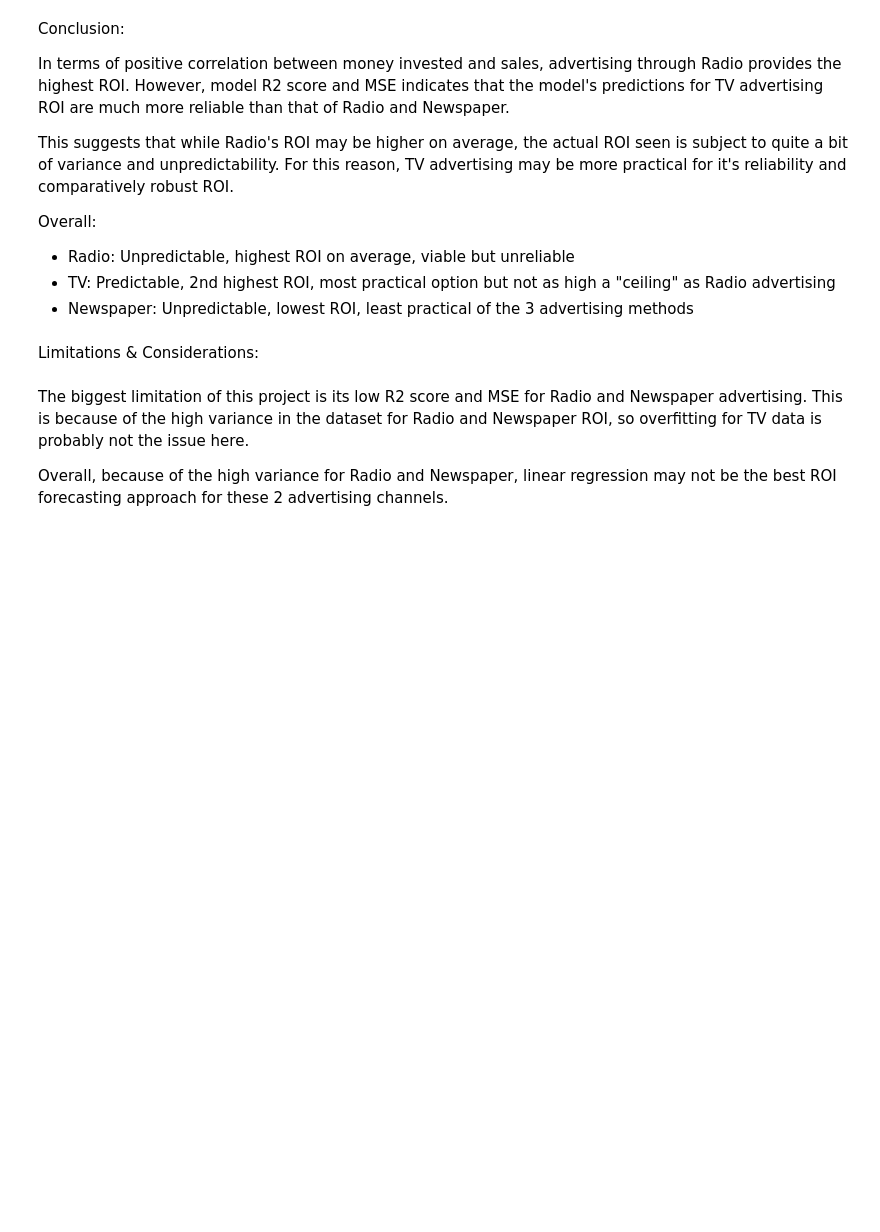
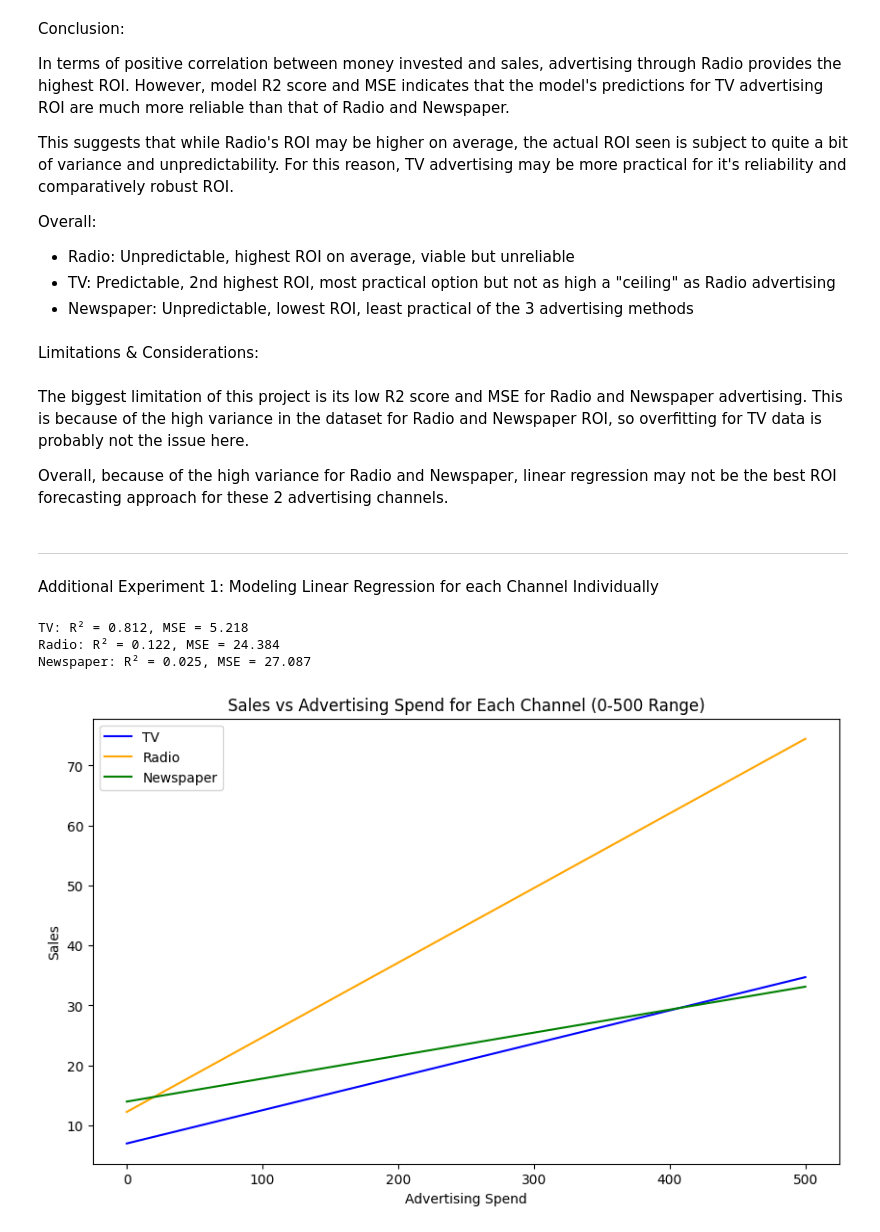
Before and after one commit to syarlagadda-dev/Advertising-Linear-Regression, a Jupyter notebook: AdvertisingLR.ipynb, the cells around one changed output. Saved outputs shown, nothing was run; the diff lists cells and outputs as text; code cells hidden in the pictures; blank space fills up the shorter version.

Commit message:
Additional Experiments

```diff
--- a/AdvertisingLR.ipynb
+++ b/AdvertisingLR.ipynb
@@ -182,3 +182,40 @@ Limitations & Considerations:
 The biggest limitation of this project is its low R2 score and MSE for Radio and Newspaper advertising. This is because of the high variance in the dataset for Radio and Newspaper ROI, so overfitting for TV data is probably not the issue here.
 
 Overall, because of the high variance for Radio and Newspaper, linear regression may not be the best ROI forecasting approach for these 2 advertising channels.
+# %% [markdown]
+_______________________________________________________________________________________________________________________________________________________________________
+# %% [markdown]
+Additional Experiment 1: Modeling Linear Regression for each Channel Individually
+# %%
+channels = ['TV', 'Radio', 'Newspaper']
+colors = ['blue', 'orange', 'green']
+
+plt.figure(figsize=(10,6))
+
+for channel, color in zip(channels, colors):
+    X = df[[channel]]
+    y = df['Sales']
+
+    model = LinearRegression()
+    model.fit(X, y)
+    y_pred = model.predict(X)
+
+    r2 = r2_score(y, y_pred)
+    mse = mean_squared_error(y, y_pred)
+
+    print(f"{channel}: R² = {r2:.3f}, MSE = {mse:.3f}")
+
+    X_range = np.linspace(0, 500, 100).reshape(-1,1)
+    y_range = model.predict(X_range)
+    plt.plot(X_range, y_range, color=color, label=f"{channel}")
+
+plt.xlabel('Advertising Spend')
+plt.ylabel('Sales')
+plt.title('Sales vs Advertising Spend for Each Channel (0-500 Range)')
+plt.legend()
+plt.show()
+# %% [output]
+TV: R² = 0.812, MSE = 5.218
+Radio: R² = 0.122, MSE = 24.384
+Newspaper: R² = 0.025, MSE = 27.087
+[figure, added]
```
Also changed, not shown: parts of 5 cells of this notebook, 1 other file.
